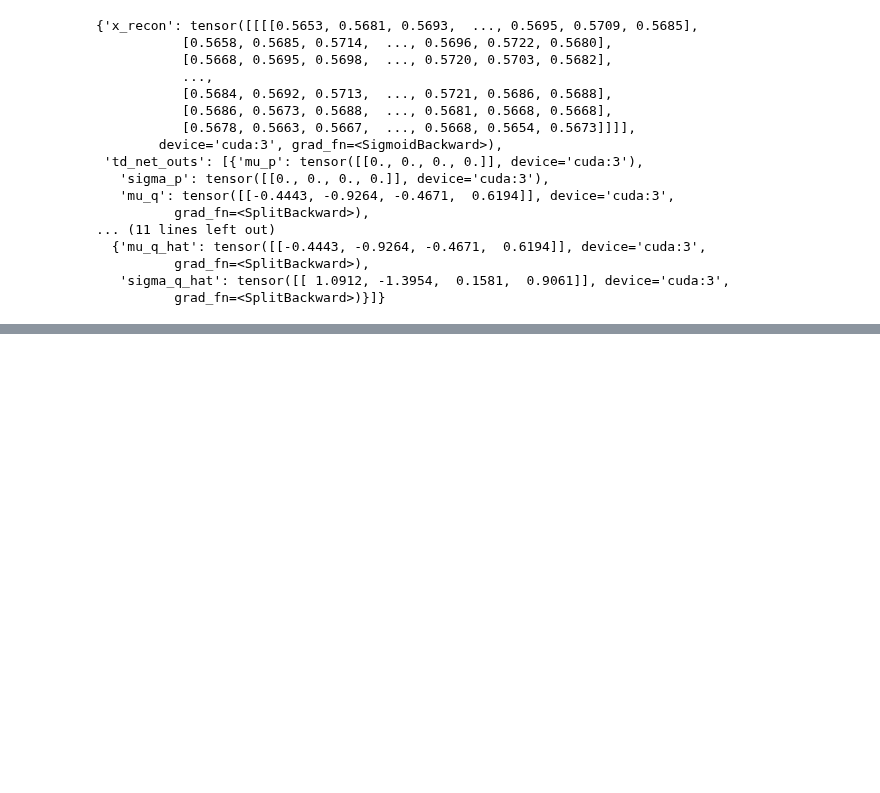
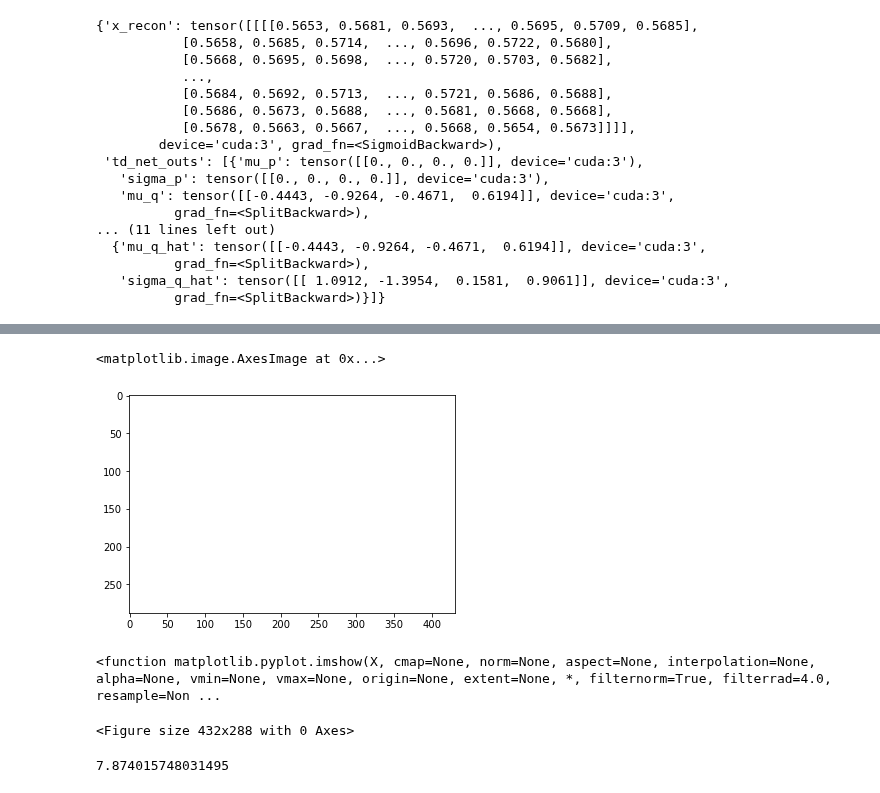
Before and after one commit to muhammadyaseen/vae-disentanglement, a Jupyter notebook: notebooks/BayesStructureLearning.ipynb, the cells around one changed output, grey strips where cells are left out. Saved outputs shown, nothing was run; the diff lists cells and outputs as text; code cells hidden in the pictures; blank space fills up the shorter version.

```diff
--- a/notebooks/BayesStructureLearning.ipynb
+++ b/notebooks/BayesStructureLearning.ipynb
@@ -223,0 +254,21 @@ I
+# %%
+fig, ax = plt.subplots()
+#ax.axis('off')
+#fig.tight_layout(pad=0)
+ax.imshow(X)
+#fig.canvas.draw()
+# %% [output]
+<matplotlib.image.AxesImage at 0x...>
+[figure, added]
+# %%
+plt.imshow
+# %% [output]
+<function matplotlib.pyplot.imshow(X, cmap=None, norm=None, aspect=None, interpolation=None, alpha=None, vmin=None, vmax=None, origin=None, extent=None, *, filternorm=True, filterrad=4.0, resample=Non ...
+# %%
+F=plt.figure()
+# %% [output]
+<Figure size 432x288 with 0 Axes>
+# %%
+10 * 2 * (1/2.54)
+# %% [output]
+7.874015748031495
```
Also changed, not shown: parts of 6 cells of this notebook, 3 other files.
